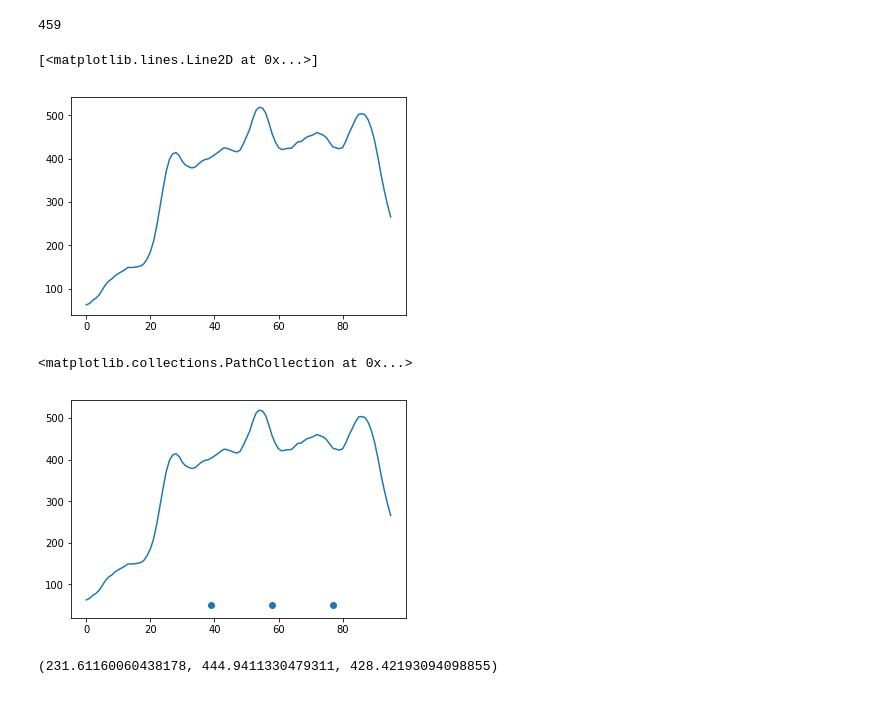
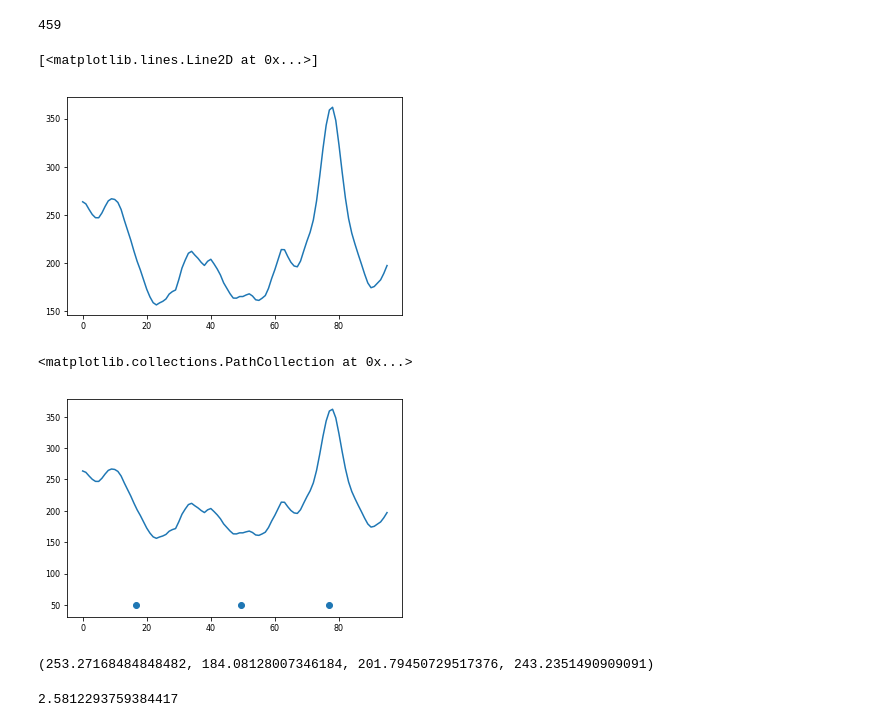
Before and after one commit to jzrolling/IMyG_2, a Jupyter notebook: Notebooks/metrics.ipynb, the cells around one changed output. Saved outputs shown, nothing was run; the diff lists cells and outputs as text; code cells hidden in the pictures.

```diff
--- a/Notebooks/metrics.ipynb
+++ b/Notebooks/metrics.ipynb
@@ -12,4 +14,2 @@ cd ~/PycharmProjects/IMyG/
 # %%
 import IMyG as im
-# %%
-data = pk.load(open("/Volumes/Sam/MSR8_IDW/plate8_raw_files/07252019_raw_files/output/Well_F11/MSR8_F11_0_sample_0_cells.pk",'rb'))
@@ -144,13 +99,0 @@ popt[1]
-# %%
-data1 = pk.load(open("/Volumes/Sam/MSR8_IDW/plate8_raw_files/07252019_raw_files/output/Well_B12/MSR8_B12_1_sample_1_cells.pk",'rb'))
-outlist1 = []
-for i in range(len(data1)):
-    y = data1[i].fl_straighten["FITC"][0]
-    x = np.linspace(0,1,len(y))
-    z_interpolated = interpolate.interp1d(x,y)
-    m = z_interpolated(np.linspace(0,1,100))
-    m_smoothed = moving_window_average(m)
-    #a = center_of_mass(m_smoothed)
-    #b,c = adjusted_centrifugality(m)
-    d = adjusted_centrifugality(m_smoothed)
-    outlist1.append(d)
@@ -205,20 +221,20 @@ for cell in data2:
     if cell.SNR["FITC"] >3:
         SNR.append(cell.SNR["FITC"])
 # %%
-y = data2[53].fl_straighten["FITC"][2]
+y = data1[54].fl_straighten["FITC"][2]
 x = np.linspace(0,1,len(y))
 z_interpolated = interpolate.interp1d(x,y)
 m = z_interpolated(np.linspace(0,1,100))
 m_smoothed = moving_window_average(m)
 plt.plot(m_smoothed)
 # %% [output]
 [<matplotlib.lines.Line2D at 0x...>]
-[figure, old version]
+[figure, new version]
 # %%
-a,b,c = adjusted_centrifugality(m_smoothed,quantile_filter=0.02)
+[a,b,c],d = adjusted_centrifugality(m_smoothed,quantile_filter=0.02)
 plt.plot(m_smoothed)
 plt.scatter([a*len(m_smoothed),b*len(m_smoothed),c*len(m_smoothed)],[50,50,50])
 # %% [output]
 <matplotlib.collections.PathCollection at 0x...>
-[figure, old version]
+[figure, new version]
 # %%
@@ -226,4 +242,8 @@ a,b,c = int(a*len(m_smoothed)),int(b*len(m_smoothed)),int(c*len(m_smoot hed))
 # %%
-m_smoothed[:a].mean(),m_smoothed[a:c].mean(),m_smoothed[c:].mean()
+m_smoothed[:a].mean(),m_smoothed[a:b].mean(),m_smoothed[b:c].mean(),m_smoothed[c:].mean()
 # %% [output]
-(231.61160060438178, 444.9411330479311, 428.42193094098855)
+(253.27168484848482, 184.08128007346184, 201.79450729517376, 243.2351490909091)
+# %%
+(253.27168484848482/184.08128007346184)+(243.2351490909091/201.79450729517376)
+# %% [output]
+2.5812293759384417
```
Also changed, not shown: parts of 64 cells of this notebook, 4 other files.
